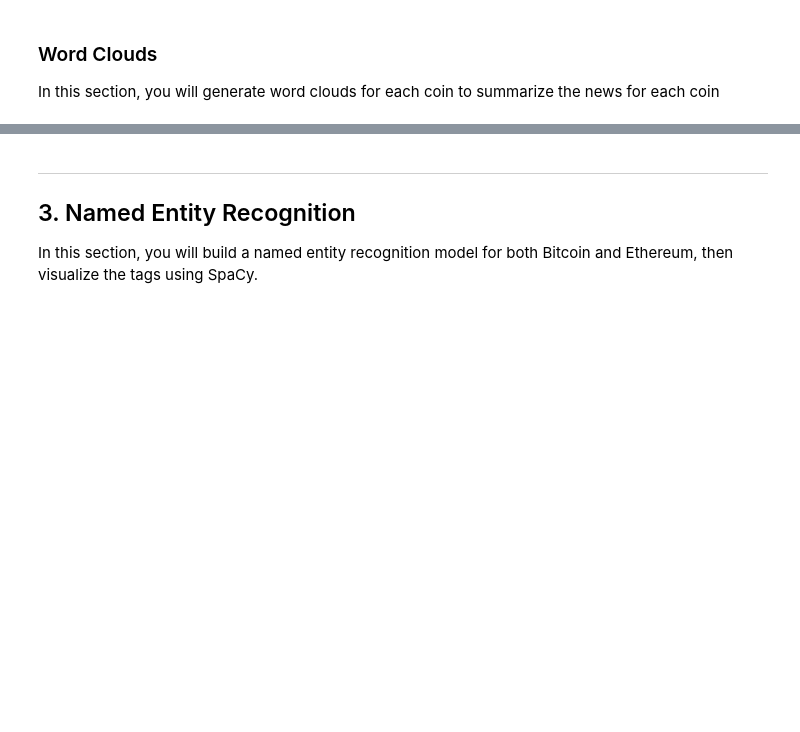
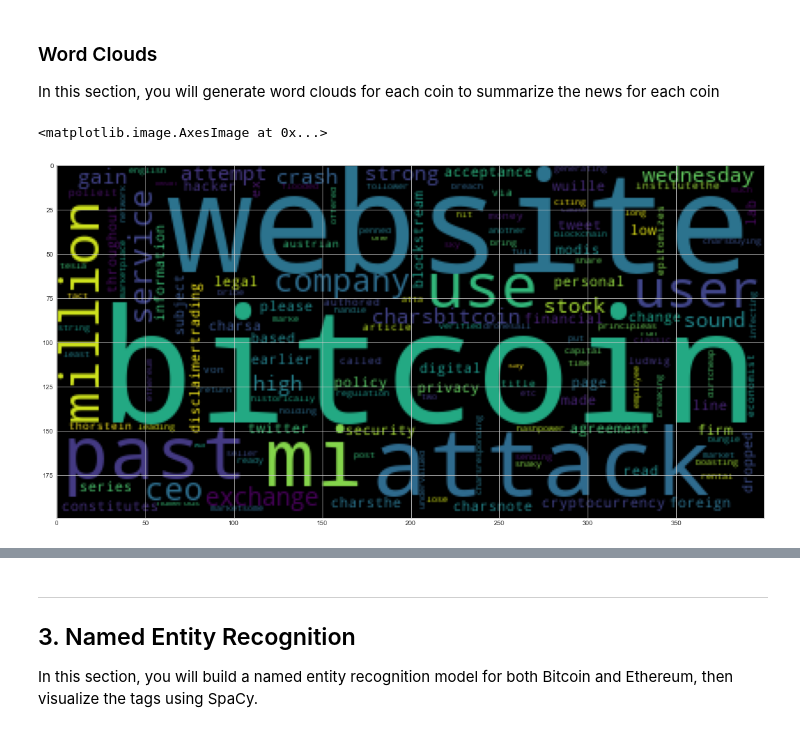
Before and after one commit to lizie29u/Natural_Language_Processing, a Jupyter notebook: crypto_sentiment.ipynb, the cells around one changed output, grey strips where cells are left out. Drawn from its saved outputs; the diff is of its cells as text; code cells hidden in the pictures; blank space fills up the shorter version.

Commit message:
completed word clouds

```diff
--- a/crypto_sentiment.ipynb
+++ b/crypto_sentiment.ipynb
@@ -430,6 +430,15 @@ mpl.rcParams['figure.figsize'] = [20.0, 10.0]
 # %%
 # Generate the Bitcoin word cloud
 # YOUR CODE HERE!
+
+bitcoin_input_text=  ' '.join(bitcoin_words)
+#print(bitcoin_input_text)
+
+bitcoin_wc = WordCloud().generate(bitcoin_input_text)
+plt.imshow(bitcoin_wc)
+# %% [output]
+<matplotlib.image.AxesImage at 0x...>
+[figure, added]
 # %%
 # Generate the Ethereum word cloud
 # YOUR CODE HERE!
```
Also changed, not shown: parts of 1 cell of this notebook.
